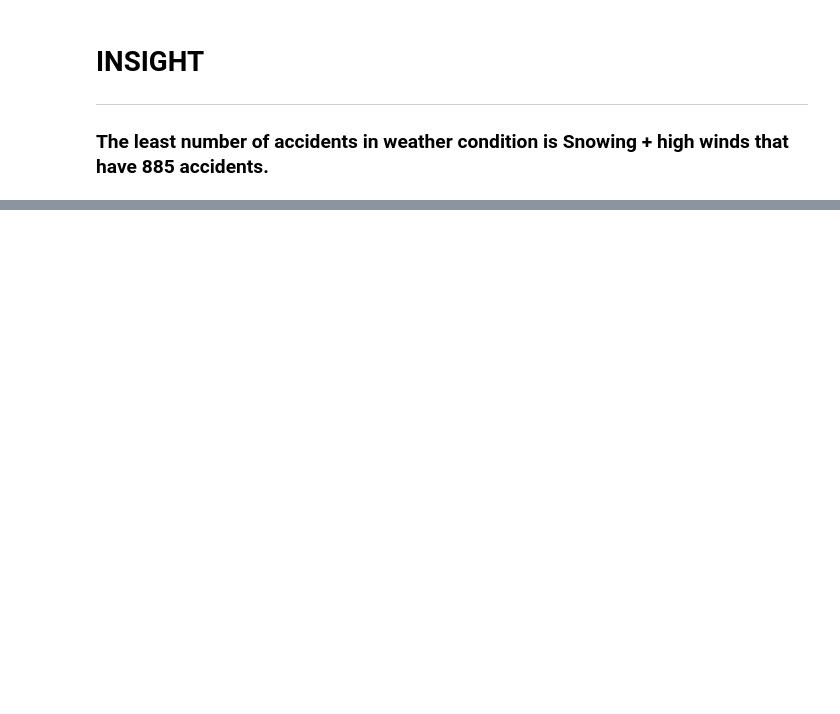
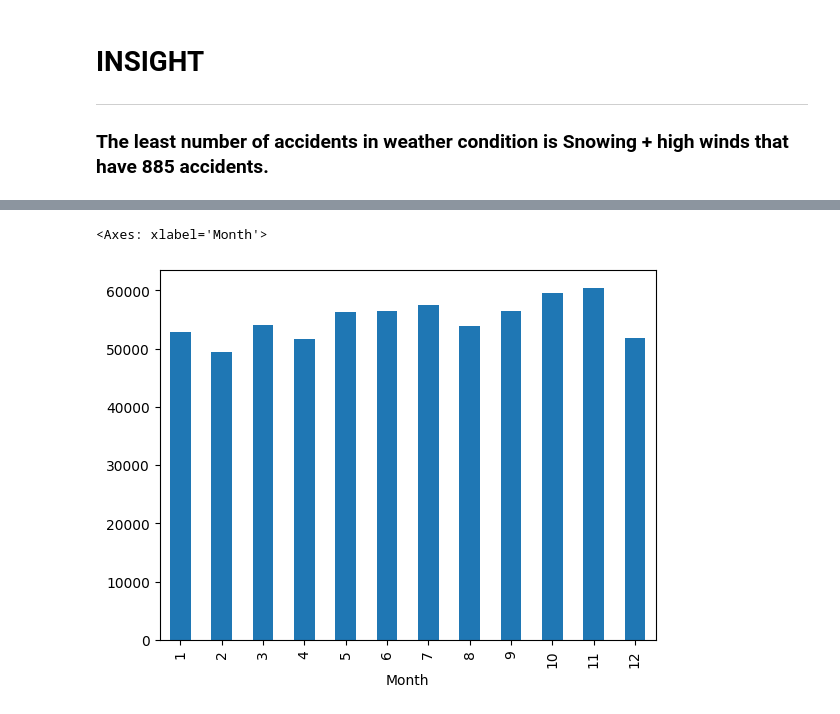
Before and after one commit to markvincent05/ELEC303_DATA_ANALYTICS_CASTILLANO, a Jupyter notebook: Activity2.ipynb, the cells around one changed output, grey strips where cells are left out. Saved outputs shown, nothing was run; the diff lists cells and outputs as text; code cells hidden in the pictures; blank space fills up the shorter version.

```diff
--- a/Activity2.ipynb
+++ b/Activity2.ipynb
@@ -566,0 +644,5 @@ Name: count, dtype: int64
+# %%
+Data.groupby("Month")["Index"].count().plot(kind='bar')
+# %% [output]
+<Axes: xlabel='Month'>
+[figure, added]
```
Also changed, not shown: parts of 28 cells of this notebook.
